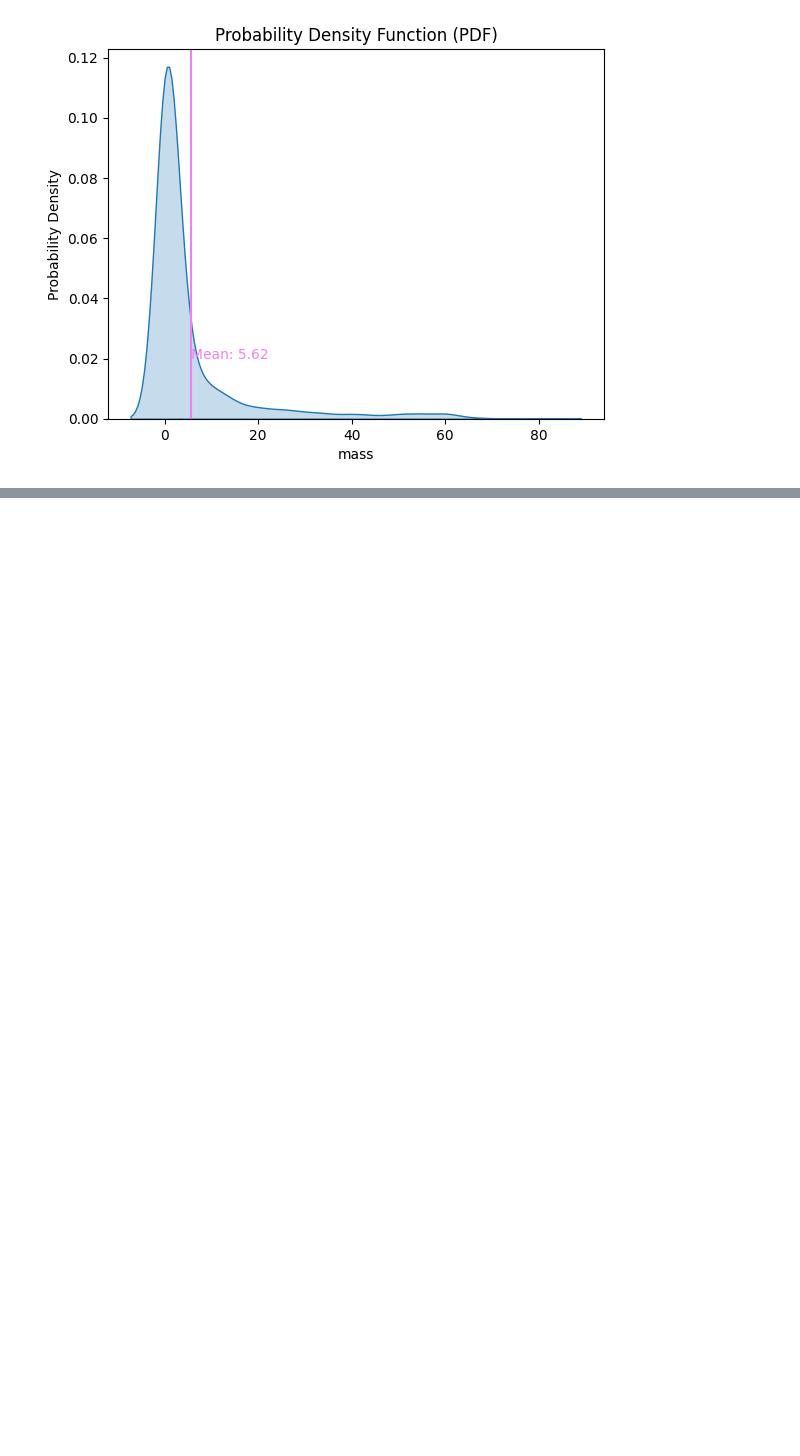
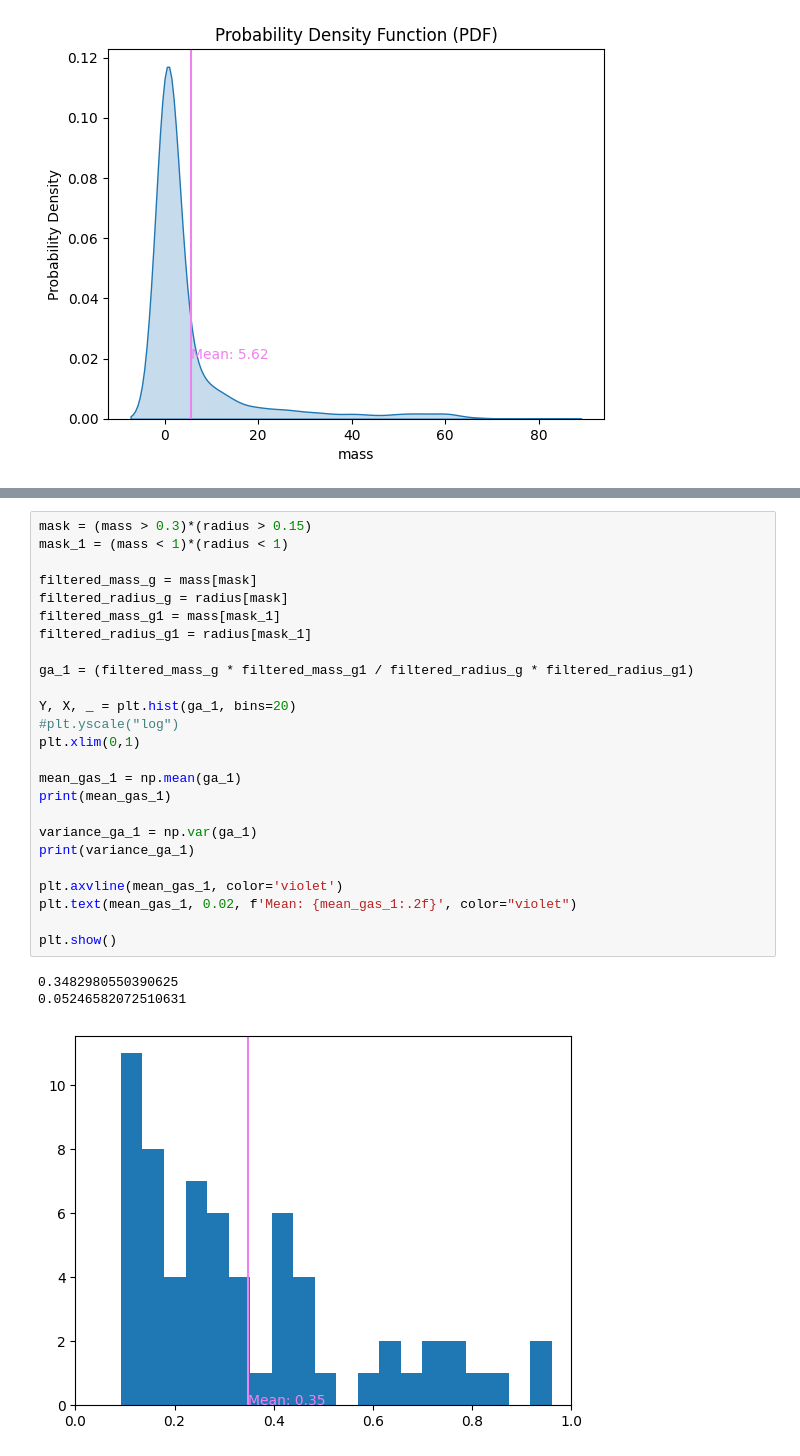
Before and after one commit to samkampitsch/data-and-statistics, a Jupyter notebook: Exoplanets.ipynb, the cells around one changed output, grey strips where cells are left out. Cells and saved outputs as stored; diff of their text form; blank space fills up the shorter version.

```diff
--- a/Exoplanets.ipynb
+++ b/Exoplanets.ipynb
@@ -443,0 +502,29 @@ Variance of mass 145.02224856093775
+# %%
+mask = (mass > 0.3)*(radius > 0.15)
+mask_1 = (mass < 1)*(radius < 1)
+
+filtered_mass_g = mass[mask]
+filtered_radius_g = radius[mask]
+filtered_mass_g1 = mass[mask_1]
+filtered_radius_g1 = radius[mask_1]
+
+ga_1 = (filtered_mass_g * filtered_mass_g1 / filtered_radius_g * filtered_radius_g1)
+
+Y, X, _ = plt.hist(ga_1, bins=20)
+#plt.yscale("log")
+plt.xlim(0,1)
+
+mean_gas_1 = np.mean(ga_1)
+print(mean_gas_1)
+
+variance_ga_1 = np.var(ga_1)
+print(variance_ga_1)
+
+plt.axvline(mean_gas_1, color='violet')
+plt.text(mean_gas_1, 0.02, f'Mean: {mean_gas_1:.2f}', color="violet")
+
+plt.show()
+# %% [output]
+0.3482980550390625
+0.05246582072510631
+[figure, added]
```
Also changed, not shown: parts of 3 cells of this notebook.
